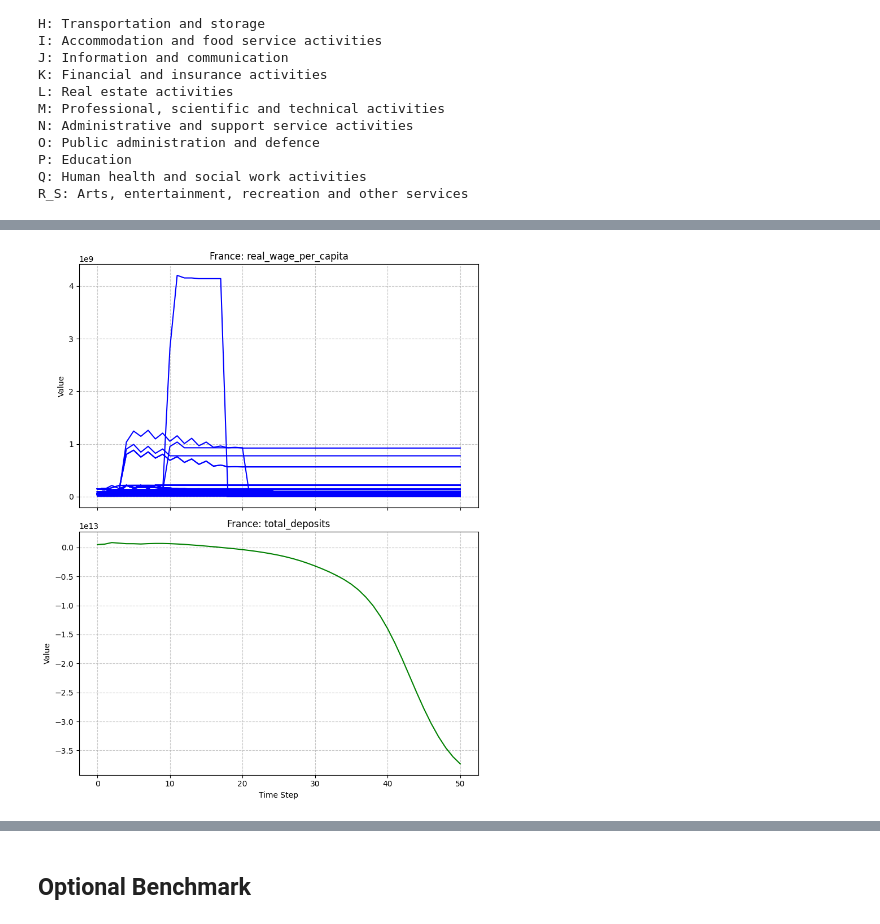
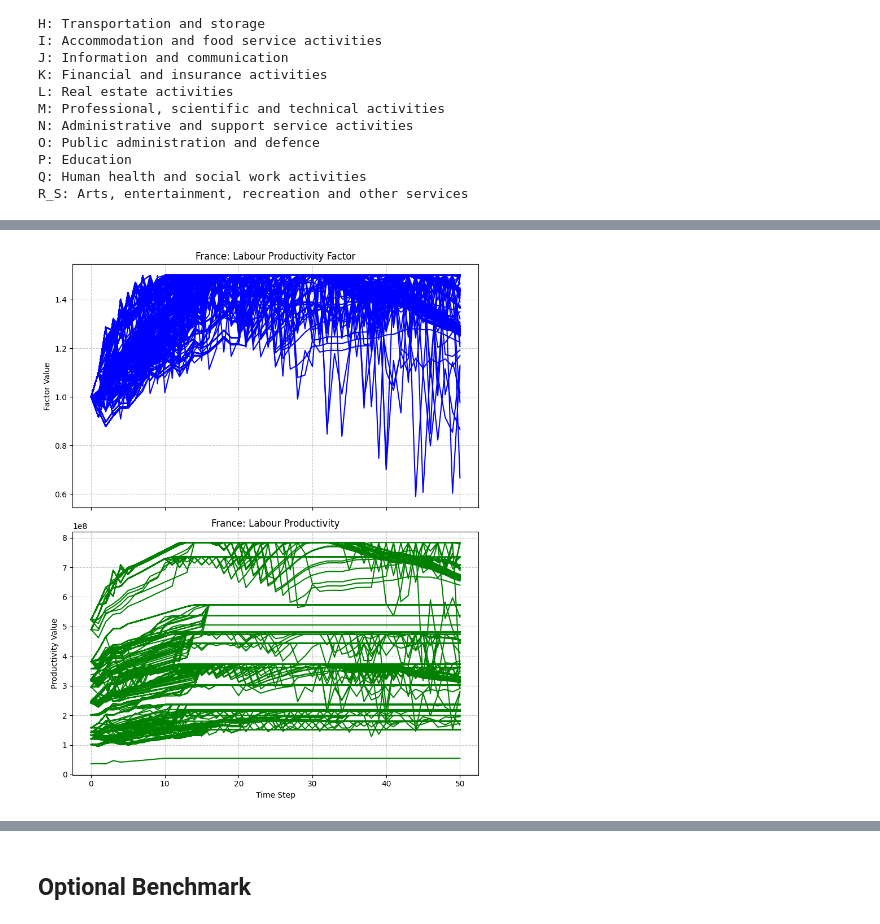
Before and after one commit to INET-Complexity/INET-consumption, a Jupyter notebook: run_model/run_model.ipynb, the cells around one changed output, grey strips where cells are left out. Saved outputs shown, nothing was run; the diff lists cells and outputs as text; code cells hidden in the pictures.

```diff
--- a/run_model/run_model.ipynb
+++ b/run_model/run_model.ipynb
@@ -70,10 +67,7 @@ scenario_overrides = {
     # "labour_market.functions.clearing.parameters['allow_switching_industries']":  True,
     # "housing_market.functions.clearing.name": "NoHousingMarketClearer",
     # "firms.functions.prices.parameters['price_setting_speed_dp']": 0.25,
-    # "firms.functions.prices.parameters['price_setting_speed_cp']": 0.1,
-    "firms.parameters.['intermediate_inputs_utilisation_rate']": 0.65,
-    # "firms.parameters.['capital_inputs_utilisation_rate']": 0.65,
-    # "firms.functions.production.name": "CriticalAndImportantLeontief",
+    "firms.functions.prices.parameters['price_setting_speed_cp']": 0.1,
 }
 # %%
 # Prepare Data
@@ -197,23 +206,24 @@ plot_cumulative_insolvent_firms_by_sector(df_base)
 # %%
 import matplotlib.pyplot as plt
+
 # Create a figure with 2 rows and 1 column
 fig, (ax1, ax2) = plt.subplots(2, 1, figsize=(8, 10), sharex=True)
 
 # Plot 1: Labour Productivity Factor
-ax1.plot(model.countries['FRA'].firms.ts.real_wage_per_capita, color='blue')
-ax1.set_title('France: real_wage_per_capita')
-ax1.set_ylabel('Value')
+ax1.plot(model.countries['FRA'].firms.ts.labour_productivity_factor, color='blue')
+ax1.set_title('France: Labour Productivity Factor')
+ax1.set_ylabel('Factor Value')
 ax1.grid(True, linestyle='--', alpha=0.7)
 
 # Plot 2: Labour Productivity
-ax2.plot(model.countries['FRA'].firms.ts.total_deposits, color='green')
-ax2.set_title('France: total_deposits')
-ax2.set_ylabel('Value')
+ax2.plot(model.countries['FRA'].firms.ts.labour_productivity, color='green')
+ax2.set_title('France: Labour Productivity')
+ax2.set_ylabel('Productivity Value')
 ax2.set_xlabel('Time Step')
 ax2.grid(True, linestyle='--', alpha=0.7)
 
 # Adjust layout to prevent title/label overlap
 plt.tight_layout()
 plt.show()
 # %% [output]
-[figure, old version]
+[figure, new version]
```
Also changed, not shown: parts of 18 cells of this notebook.
